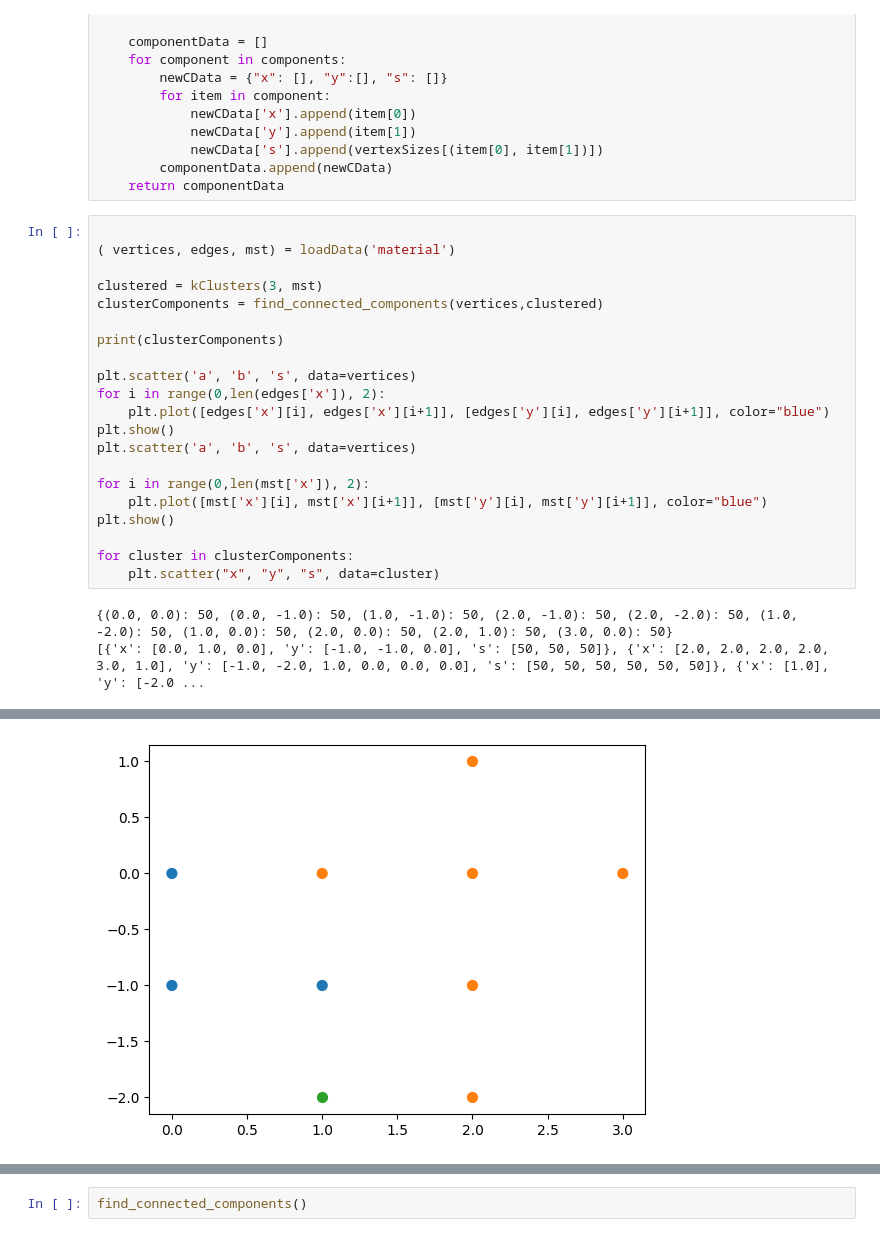
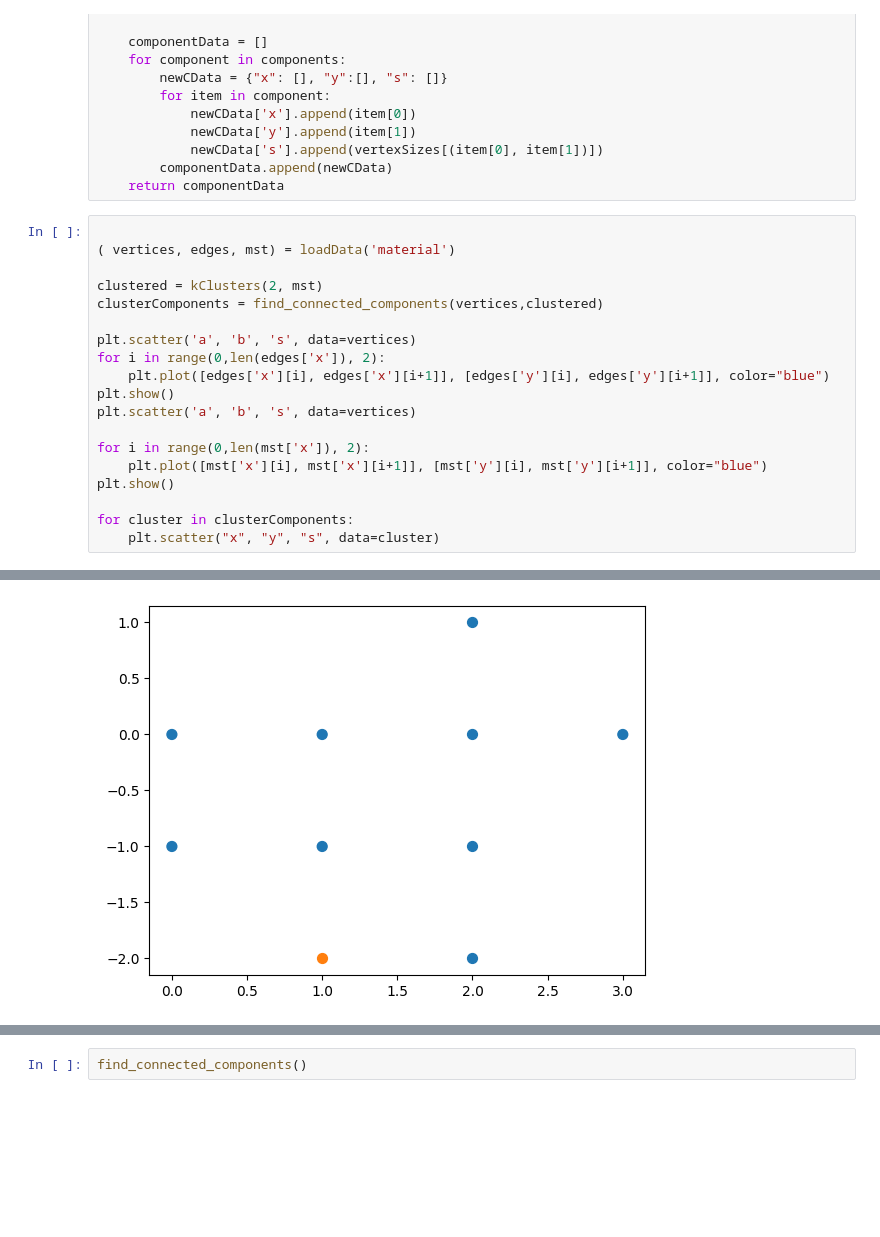
Before and after one commit to smitssjors/mpa, a Jupyter notebook: visualization.ipynb, the cells around one changed output, grey strips where cells are left out. Drawn from its saved outputs; the diff is of its cells as text; blank space fills up the shorter version.

Commit message:
visualizations ready for picture gathering

```diff
--- a/visualization.ipynb
+++ b/visualization.ipynb
@@ -120,29 +120,25 @@ def find_connected_components(vertexData, edgeData):
 # %%
 
 ( vertices, edges, mst) = loadData('material')
 
-clustered = kClusters(3, mst)
+clustered = kClusters(2, mst)
 clusterComponents = find_connected_components(vertices,clustered)
-
-print(clusterComponents)
 
 plt.scatter('a', 'b', 's', data=vertices)
 for i in range(0,len(edges['x']), 2):
     plt.plot([edges['x'][i], edges['x'][i+1]], [edges['y'][i], edges['y'][i+1]], color="blue")
 plt.show()
 plt.scatter('a', 'b', 's', data=vertices)
 
 for i in range(0,len(mst['x']), 2):
     plt.plot([mst['x'][i], mst['x'][i+1]], [mst['y'][i], mst['y'][i+1]], color="blue")
 plt.show()
 
 for cluster in clusterComponents:
     plt.scatter("x", "y", "s", data=cluster)
 # %% [output]
-{(0.0, 0.0): 50, (0.0, -1.0): 50, (1.0, -1.0): 50, (2.0, -1.0): 50, (2.0, -2.0): 50, (1.0, -2.0): 50, (1.0, 0.0): 50, (2.0, 0.0): 50, (2.0, 1.0): 50, (3.0, 0.0): 50}
-[{'x': [0.0, 1.0, 0.0], 'y': [-1.0, -1.0, 0.0], 's': [50, 50, 50]}, {'x': [2.0, 2.0, 2.0, 2.0, 3.0, 1.0], 'y': [-1.0, -2.0, 1.0, 0.0, 0.0, 0.0], 's': [50, 50, 50, 50, 50, 50]}, {'x': [1.0], 'y': [-2.0 ...
 [figure]
 [figure]
-[figure, old version]
+[figure, new version]
 # %%
 # Visualize graph with all noises
```
Also changed, not shown: parts of 2 cells of this notebook.
